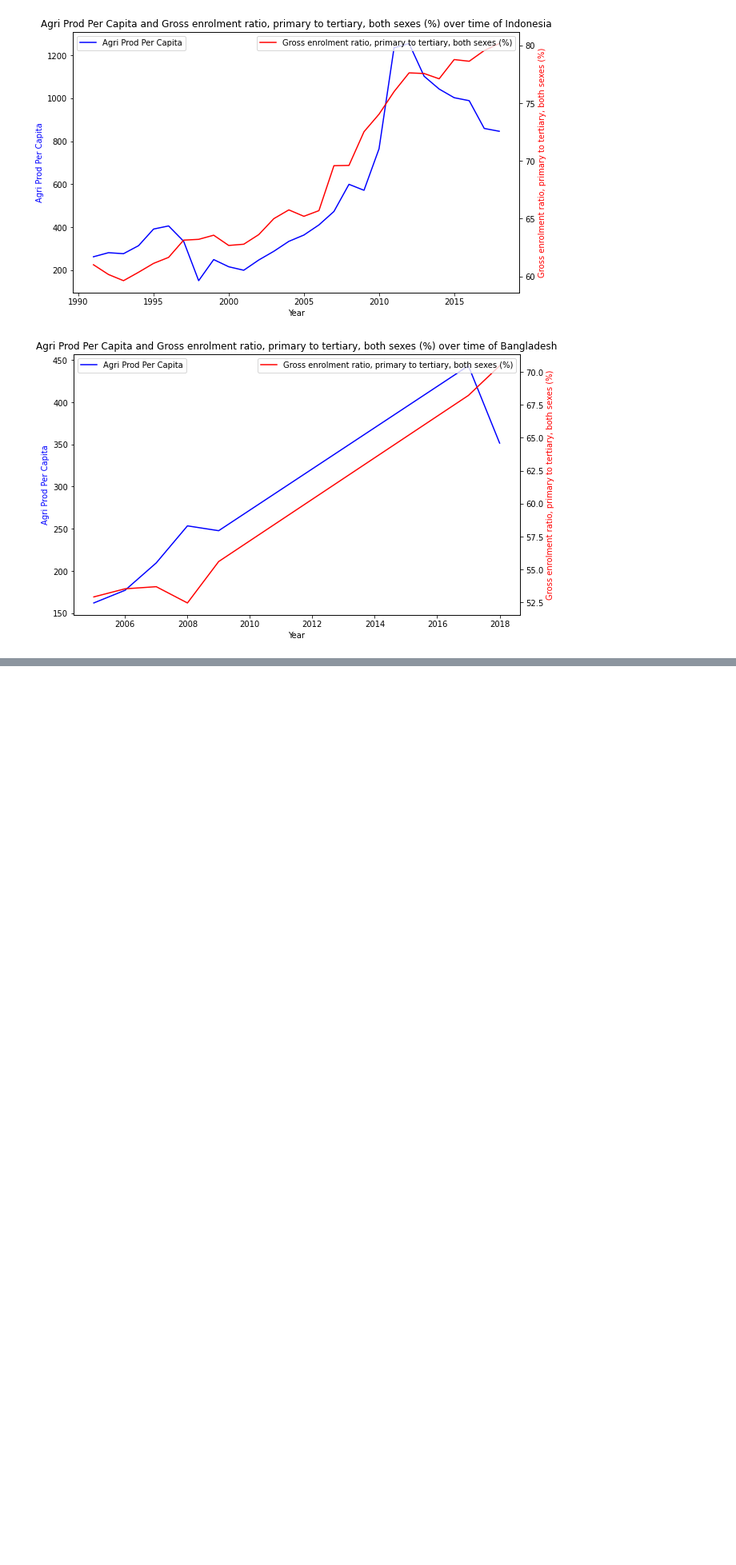
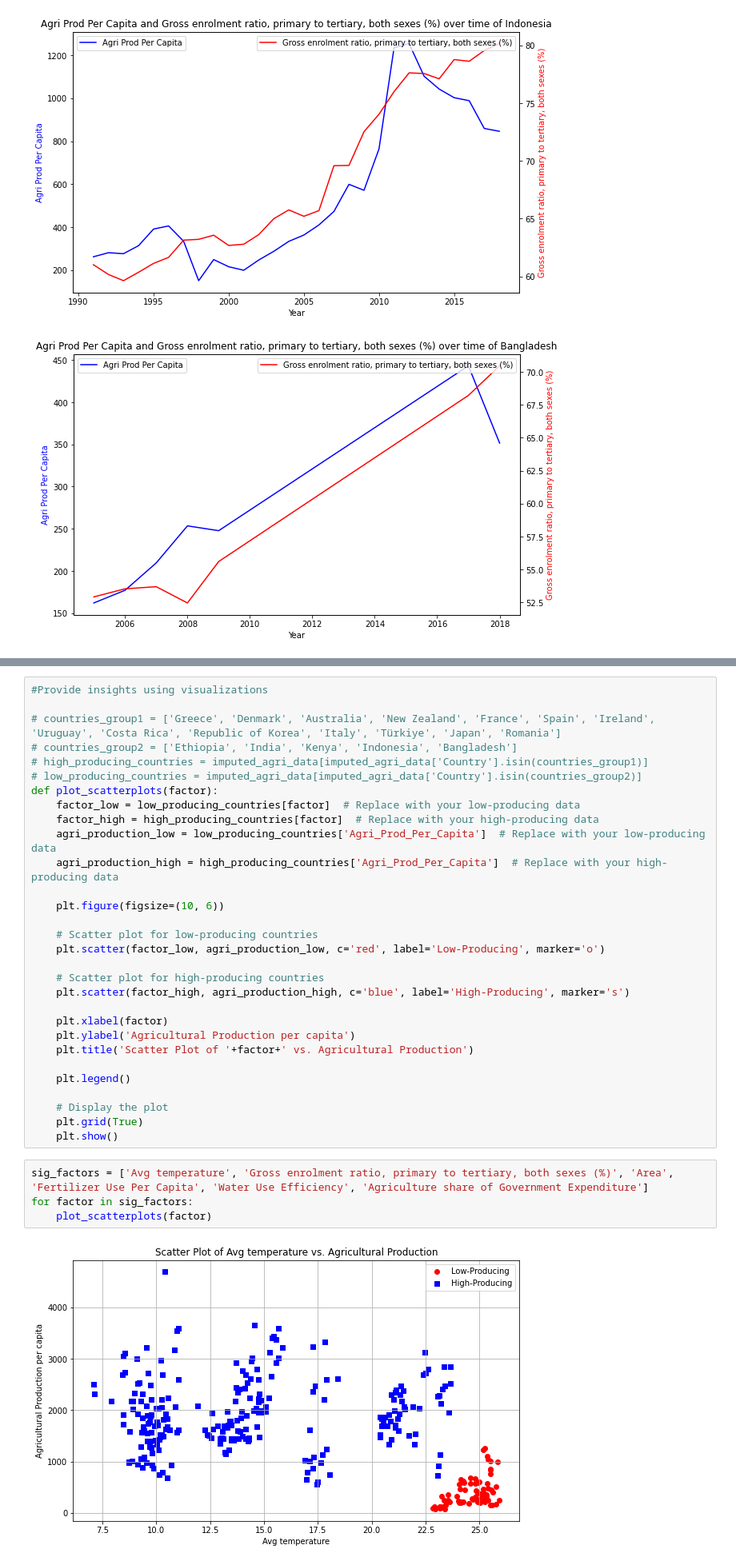
Before and after one commit to saumyasucharita/Agriculture-Data-Analysis, a Jupyter notebook: Exploratory Agriculture Data Analysis-FAOSTAT.ipynb, the cells around one changed output, grey strips where cells are left out. Shown at 80% size. Drawn from its saved outputs; the diff is of its cells as text; blank space fills up the shorter version.

```diff
--- a/Exploratory Agriculture Data Analysis-FAOSTAT.ipynb
+++ b/Exploratory Agriculture Data Analysis-FAOSTAT.ipynb
@@ -1133,0 +1116,36 @@ for country in countries_group2:
+# %%
+#Provide insights using visualizations
+
+# countries_group1 = ['Greece', 'Denmark', 'Australia', 'New Zealand', 'France', 'Spain', 'Ireland', 'Uruguay', 'Costa Rica', 'Republic of Korea', 'Italy', 'Türkiye', 'Japan', 'Romania']
+# countries_group2 = ['Ethiopia', 'India', 'Kenya', 'Indonesia', 'Bangladesh']
+# high_producing_countries = imputed_agri_data[imputed_agri_data['Country'].isin(countries_group1)]
+# low_producing_countries = imputed_agri_data[imputed_agri_data['Country'].isin(countries_group2)]
+def plot_scatterplots(factor):
+    factor_low = low_producing_countries[factor]  # Replace with your low-producing data
+    factor_high = high_producing_countries[factor]  # Replace with your high-producing data
+    agri_production_low = low_producing_countries['Agri_Prod_Per_Capita']  # Replace with your low-producing data
+    agri_production_high = high_producing_countries['Agri_Prod_Per_Capita']  # Replace with your high-producing data
+
+    plt.figure(figsize=(10, 6))
+
+    # Scatter plot for low-producing countries
+    plt.scatter(factor_low, agri_production_low, c='red', label='Low-Producing', marker='o')
+
+    # Scatter plot for high-producing countries
+    plt.scatter(factor_high, agri_production_high, c='blue', label='High-Producing', marker='s')
+
+    plt.xlabel(factor)
+    plt.ylabel('Agricultural Production per capita')
+    plt.title('Scatter Plot of '+factor+' vs. Agricultural Production')
+
+    plt.legend()
+
+    # Display the plot
+    plt.grid(True)
+    plt.show()
+# %%
+sig_factors = ['Avg temperature', 'Gross enrolment ratio, primary to tertiary, both sexes (%)', 'Area', 'Fertilizer Use Per Capita', 'Water Use Efficiency', 'Agriculture share of Government Expenditure']
+for factor in sig_factors:
+    plot_scatterplots(factor)
+# %% [output]
+[figure, added]
```
Also changed, not shown: parts of 8 cells of this notebook, 4 other files.
